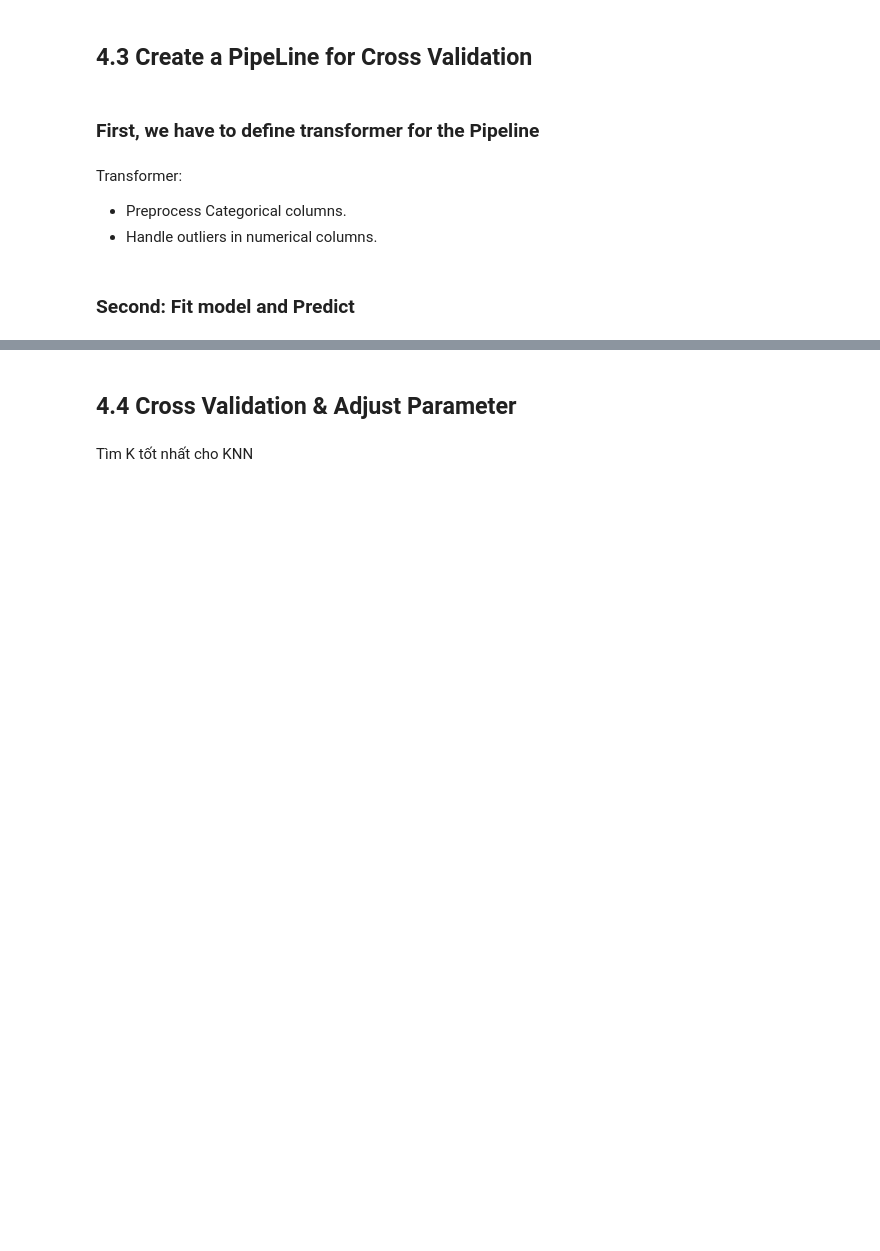
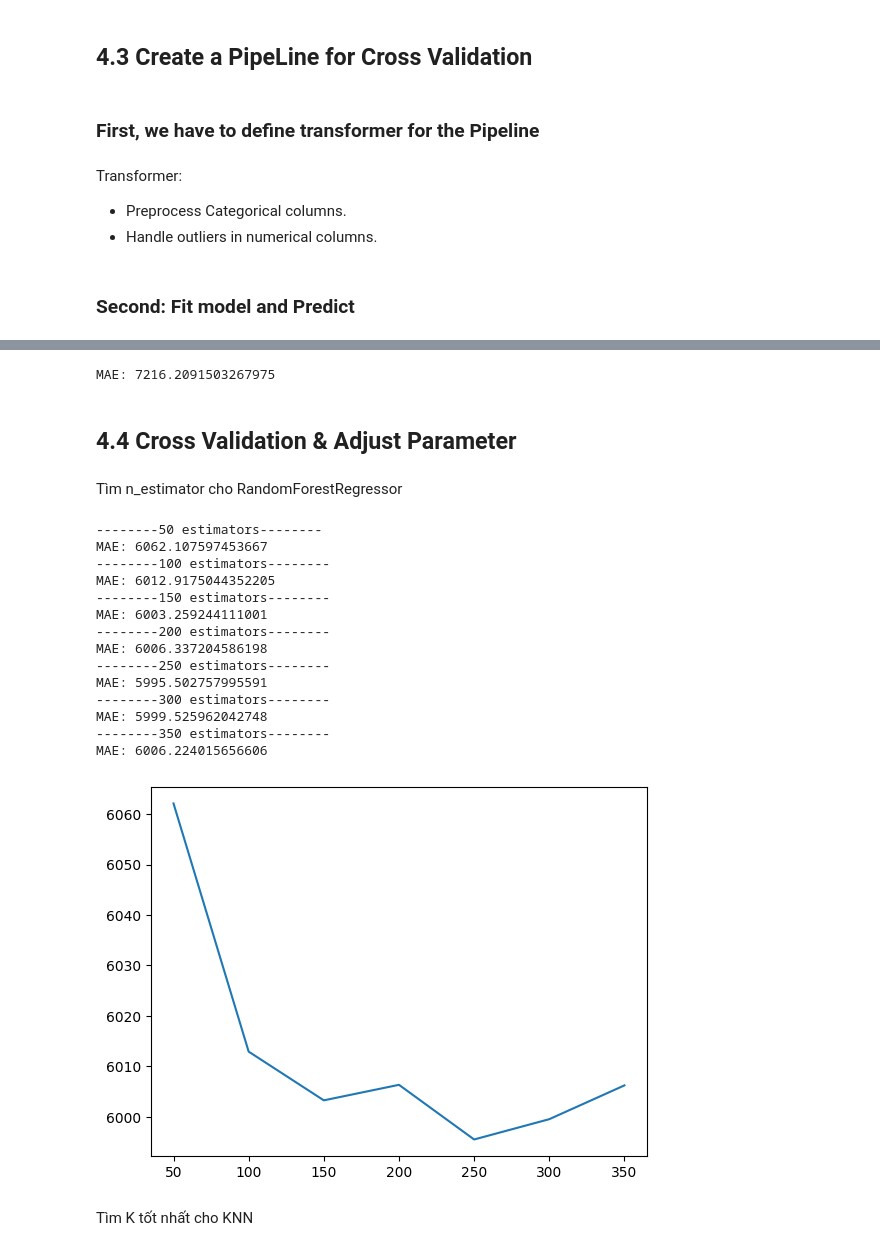
Before and after one commit to MTriNguci/DS_FINAL_PROJ, a Jupyter notebook: 4. Building_Model.ipynb, the cells around one changed output, grey strips where cells are left out. Drawn from its saved outputs; the diff is of its cells as text; code cells hidden in the pictures; blank space fills up the shorter version.

```diff
--- a/4. Building_Model.ipynb
+++ b/4. Building_Model.ipynb
@@ -177,10 +174,8 @@ preprocessor = ColumnTransformer(
 # %% [markdown]
 ### Second: Fit model and Predict
 # %%
-
-
 my_pipeline = Pipeline(steps=[('preprocessor', preprocessor),
-                              ('model', RandomForestRegressor(n_estimators=200, random_state=0))
+                              ('model', RandomForestRegressor(n_estimators=250))
                              ])
 
 my_pipeline.fit(X_train, y_train)
@@ -191,5 +186,4 @@ preds = my_pipeline.predict(X_valid)
 # Evaluate the model
 score = mean_absolute_error(y_valid, preds)
 print('MAE:', score)
-print(X_train.shape)
 # %% [output]
@@ -227,5 +191,64 @@ MAE: 5713.02731611163
+# %%
+from sklearn.neighbors import KNeighborsRegressor
+
+my_pipeline = Pipeline(steps=[('preprocessor', preprocessor),
+                              ('model', KNeighborsRegressor(n_neighbors=5))
+                             ])
+
+my_pipeline.fit(X_train, y_train)
+
+# Preprocessing of validation data, get predictions
+preds = my_pipeline.predict(X_valid)
+
+# Evaluate the model
+score = mean_absolute_error(y_valid, preds)
+print('MAE:', score)
+# %% [output]
+MAE: 7216.2091503267975
 # %% [markdown]
 ## 4.4 Cross Validation & Adjust Parameter
+# %% [markdown]
+Tìm n_estimator cho RandomForestRegressor
+# %%
+from sklearn.model_selection import cross_val_score
+def get_score(n_estimate):
+    my_pipeline = Pipeline(steps=[('preprocessor', preprocessor),
+                              ('model', RandomForestRegressor(n_estimators = n_estimate,
+                                                              random_state=0))
+                             ])
+    scores = -1 * cross_val_score(my_pipeline, X, y ,
+                                    cv=5,
+                                    scoring='neg_mean_absolute_error')
+    return scores.mean()
+
+
+results = {}
+for i in range(1,8):
+    print(f'--------{50*i} estimators--------')
+    mae = get_score(50*i)
+    print(f'MAE: {mae}')
+    results[50*i] = mae
+
+%matplotlib inline
+
+plt.plot(list(results.keys()), list(results.values()))
+plt.show()
+# %% [output]
+--------50 estimators--------
+MAE: 6062.107597453667
+--------100 estimators--------
+MAE: 6012.9175044352205
+--------150 estimators--------
+MAE: 6003.259244111001
+--------200 estimators--------
+MAE: 6006.337204586198
+--------250 estimators--------
+MAE: 5995.502757995591
+--------300 estimators--------
+MAE: 5999.525962042748
+--------350 estimators--------
+MAE: 6006.224015656606
+[figure, added]
 # %% [markdown]
 Tìm K tốt nhất cho KNN
 # %%
```
Also changed, not shown: parts of 14 cells of this notebook, 5 other files.
